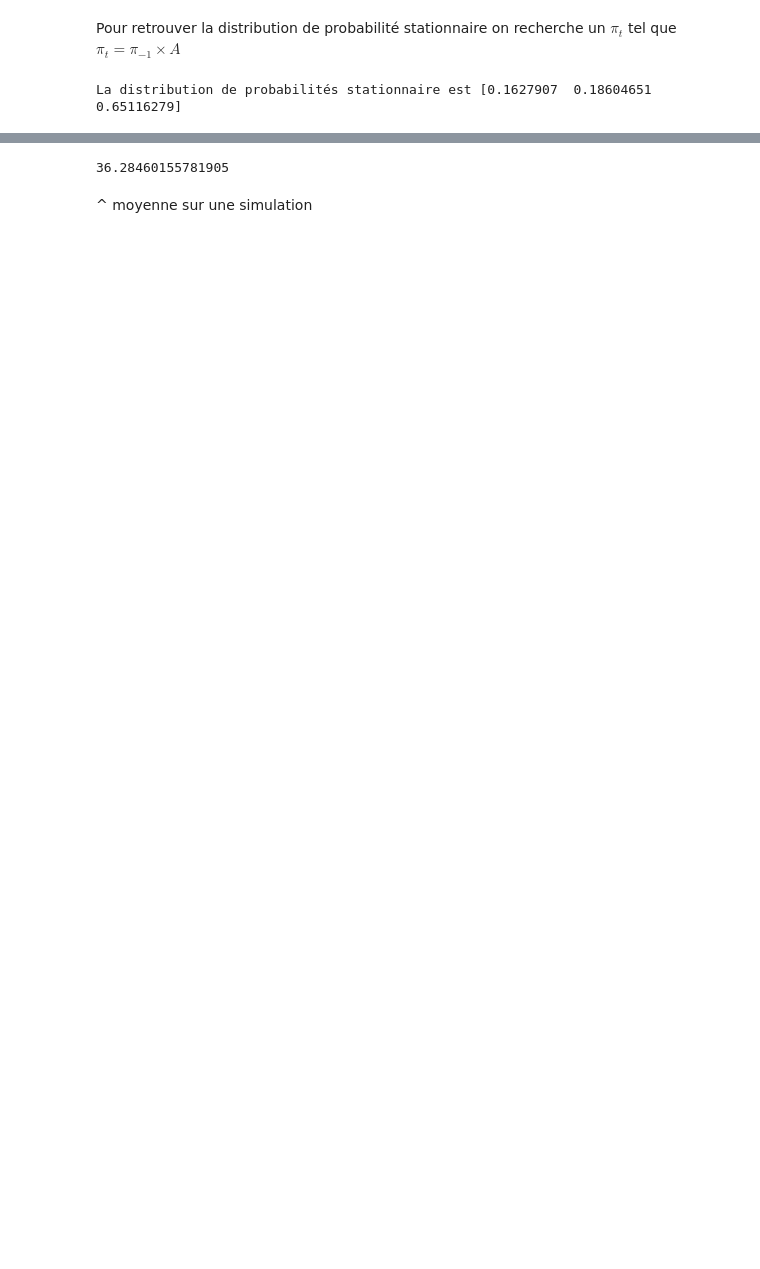
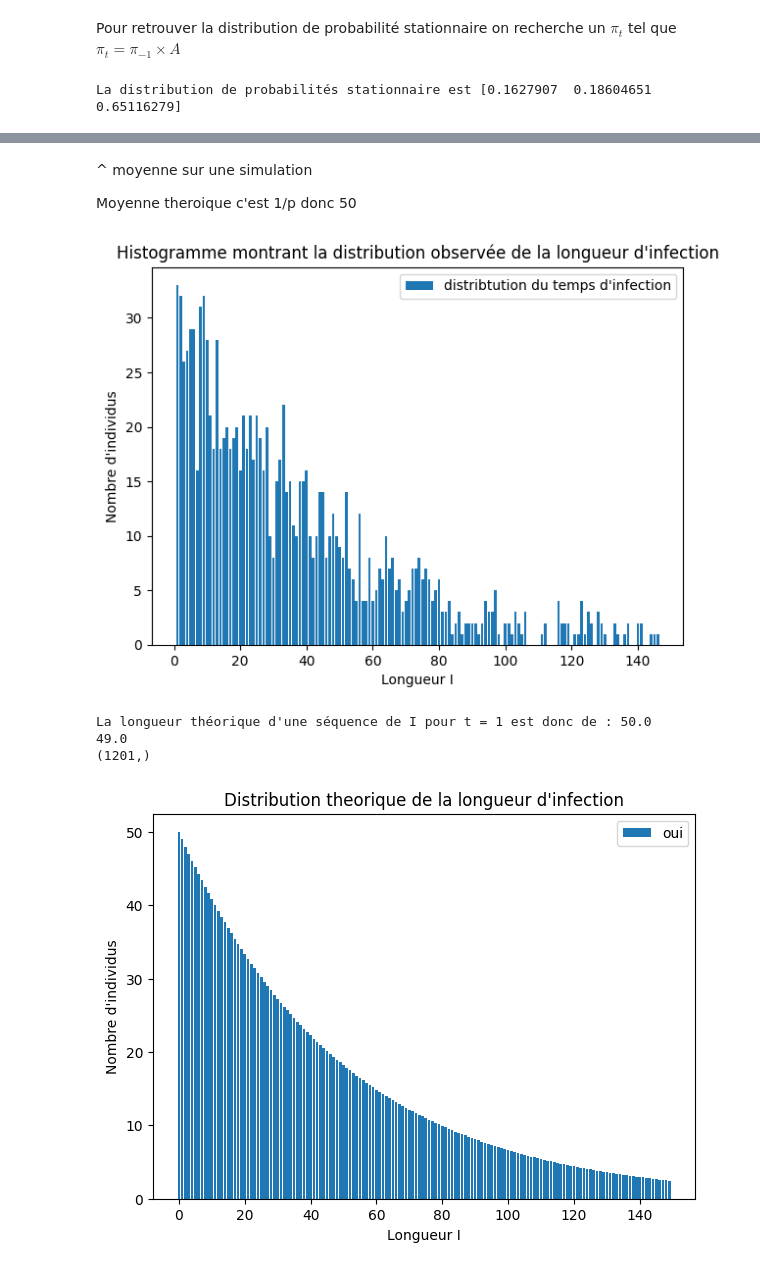
Before and after one commit to yokyann/epidemiologie, a Jupyter notebook: projet.ipynb, the cells around one changed output, grey strips where cells are left out. Saved outputs shown, nothing was run; the diff lists cells and outputs as text; code cells hidden in the pictures; blank space fills up the shorter version.

```diff
--- a/projet.ipynb
+++ b/projet.ipynb
@@ -728,5 +731,6 @@ Calculons alors la longueur théorique d'une séquence de R.
 # %%
 def nbR(p):
+    # On compte le
     repR = 0
     nbR = []
     for j in p:
@@ -736,10 +740,50 @@ def nbR(p):
             if i != 2 and repR != 0:
                 nbR.append( repR )
                 repR = 0
-    return np.sum(nbR)/len(nbR)
+    return nbR
 
-print(nbR(seq5000))
+
+
+# def moyenneI(sequences,t,n):
+#     #Calcule la longueur moyenne d'une infection
+
+#     r = np.count_nonzero(sequences == 1. , axis=1) #Compte pour chaque individus la longueur de sa séquence de I
+#     res = np.sum(r)/n
+#     return res
+
+# moy = moyenneI(seq5000, 150, 5000)
+
+# print("Le temps d'infection moyen sur une population de 5000 individus est donc de :", moy)
+
+
+# print(nbR(seq5000))
-# %% [output]
-36.28460155781905
 # %% [markdown]
 ^ moyenne sur une simulation
+
+Moyenne theroique c'est 1/p donc 50
+# %%
+a = nbR(seq500)
+# print(a)
+val , indices = np.unique(a, return_counts=True)
+histogramme(val, indices, "Histogramme montrant la distribution observée de la longueur d'infection", "distribtution du temps d'infection")
+
+p = A[2][0]
+
+print("La longueur théorique d'une séquence de I pour t = 1 est donc de :",1/p)
+
+longueur_i = np.zeros_like(a, dtype= float)
+for i in range (0,len(a)):
+    longueur_i[i] = (1-p)**i*(1/p)
+print(longueur_i[1])
+print(longueur_i.shape)
+
+
+L = np.arange(150)
+histogramme(L, longueur_i[:150],"Distribution theorique de la longueur d'infection","oui")
+histogramme2(L, longueur_i[:150],"oui","theorique",val,indices,"test")
+# %% [output]
+[figure, added]
+La longueur théorique d'une séquence de I pour t = 1 est donc de : 50.0
+49.0
+(1201,)
+[figure, added]
```
Also changed, not shown: parts of 26 cells of this notebook.
